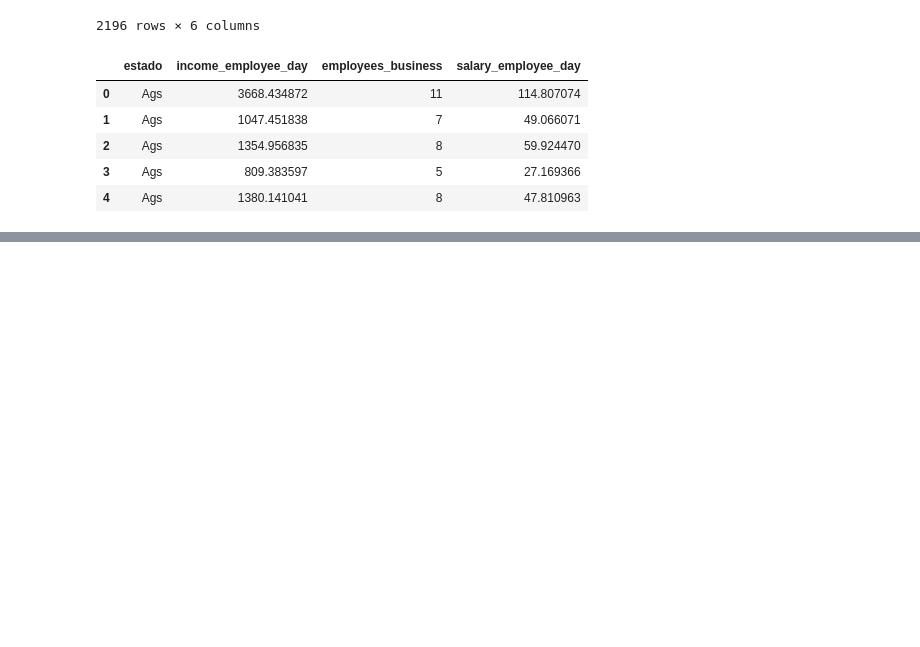
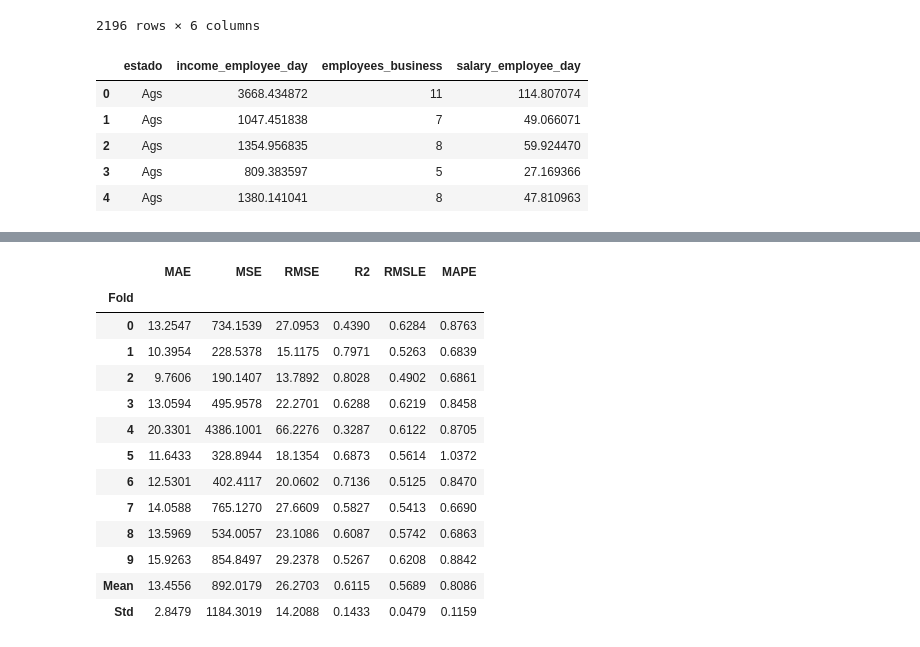
Before and after one commit to di-factory/democlient-sklearn-mxretailsalary1, a Jupyter notebook: notebooks/user_name.MLProfiling.Correlation.ipynb, the cells around one changed output, grey strips where cells are left out. Drawn from its saved outputs; the diff is of its cells as text; code cells hidden in the pictures; blank space fills up the shorter version.

```diff
--- a/notebooks/user_name.MLProfiling.Correlation.ipynb
+++ b/notebooks/user_name.MLProfiling.Correlation.ipynb
@@ -159,0 +210,5 @@ best_model=compare_models()
+# %%
+# And create the selected model in ten kfolds
+
+selected_model = create_model('lightgbm')
+# %% [output]
@@ -159,0 +216,14 @@ best_model=compare_models()
+|  | MAE | MSE | RMSE | R2 | RMSLE | MAPE |
+| Fold |  |  |  |  |  |  |
+| 0 | 13.2547 | 734.1539 | 27.0953 | 0.4390 | 0.6284 | 0.8763 |
+| 1 | 10.3954 | 228.5378 | 15.1175 | 0.7971 | 0.5263 | 0.6839 |
+| 2 | 9.7606 | 190.1407 | 13.7892 | 0.8028 | 0.4902 | 0.6861 |
+| 3 | 13.0594 | 495.9578 | 22.2701 | 0.6288 | 0.6219 | 0.8458 |
+| 4 | 20.3301 | 4386.1001 | 66.2276 | 0.3287 | 0.6122 | 0.8705 |
+| 5 | 11.6433 | 328.8944 | 18.1354 | 0.6873 | 0.5614 | 1.0372 |
+| 6 | 12.5301 | 402.4117 | 20.0602 | 0.7136 | 0.5125 | 0.8470 |
+| 7 | 14.0588 | 765.1270 | 27.6609 | 0.5827 | 0.5413 | 0.6690 |
+| 8 | 13.5969 | 534.0057 | 23.1086 | 0.6087 | 0.5742 | 0.6863 |
+| 9 | 15.9263 | 854.8497 | 29.2378 | 0.5267 | 0.6208 | 0.8842 |
+| Mean | 13.4556 | 892.0179 | 26.2703 | 0.6115 | 0.5689 | 0.8086 |
+| Std | 2.8479 | 1184.3019 | 14.2088 | 0.1433 | 0.0479 | 0.1159 |
```
Also changed, not shown: parts of 11 cells of this notebook, 7 other files.
